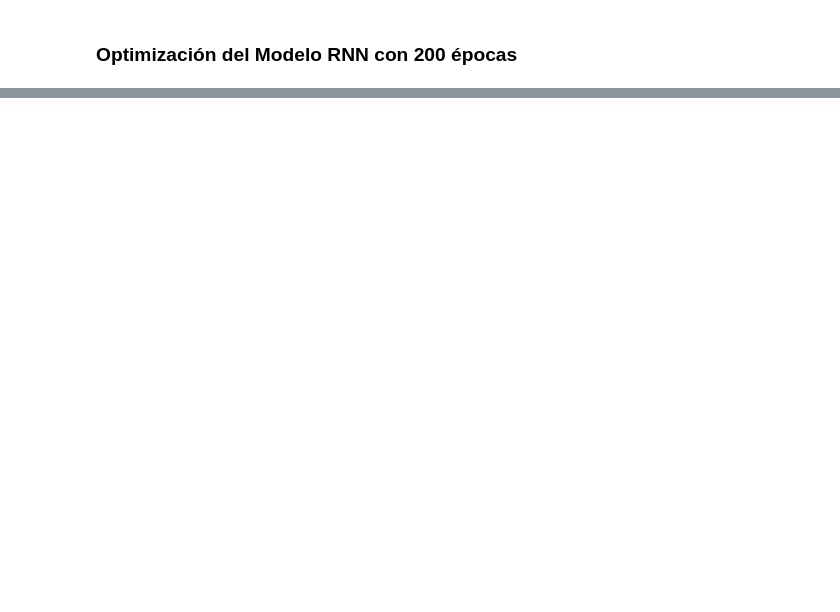
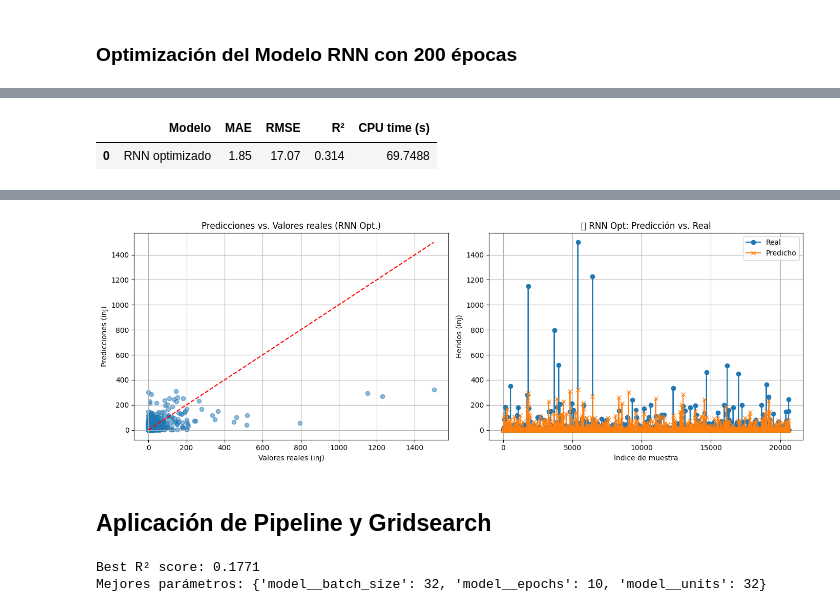
Before and after one commit to jthowinsson/Tornado_Forecast, a Jupyter notebook: docs/RNN_(Red Neuronal Recurrente).ipynb, the cells around one changed output, grey strips where cells are left out. Saved outputs shown, nothing was run; the diff lists cells and outputs as text; code cells hidden in the pictures; blank space fills up the shorter version.

```diff
--- a/docs/RNN_(Red Neuronal Recurrente).ipynb
+++ b/docs/RNN_(Red Neuronal Recurrente).ipynb
@@ -155,0 +60,6 @@ Visualmente, se observa que la mayoría de los datos se agrupan en la esquina in
+# %%
+# 🧠 MODELO RNN
+model_rnn = Sequential()
+model_rnn.add(SimpleRNN(32, activation='relu', input_shape=(1, X_train_scaled.shape[1])))
+model_rnn.add(Dense(1))
+model_rnn.compile(optimizer='adam', loss='mse')
@@ -155,0 +98,14 @@ Visualmente, se observa que la mayoría de los datos se agrupan en la esquina in
+# %%
+# 📈 PREDICCIONES Y MÉTRICAS
+y_pred_rnn = model_rnn.predict(X_test_rnn).flatten()
+
+# Alinear índices si es necesario
+y_test = y_test.reset_index(drop=True)
+
+mae_rnn = mean_absolute_error(y_test, y_pred_rnn)
+rmse_rnn = np.sqrt(mean_squared_error(y_test, y_pred_rnn))
+r2_rnn = r2_score(y_test, y_pred_rnn)
+
+print("MAE:", mae_rnn)
+print("RMSE:", rmse_rnn)
+print("R2:", r2_rnn)
@@ -269,0 +235,48 @@ En esta versión optimizada se nota una mayor dispersión bien distribuida a lo
+# %%
+
+resultados_rnn_opt = pd.DataFrame({
+    'Modelo': ['RNN optimizado'],
+    'MAE': [round(mae_rnn_opt, 2)],
+    'RMSE': [round(rmse_rnn_opt, 2)],
+    'R²': [round(r2_rnn_opt, 4)],
+    'CPU time (s)': [round(tiempo_rnn_opt, 4)]
+})
+
+# Mostrar resultados
+display(resultados_rnn_opt)
+
+# Guardar
+resultados_rnn_opt.to_csv("resultados_rnn_opt.csv", index=False)
+# %% [output]
+|  | Modelo | MAE | RMSE | R² | CPU time (s) |
+| 0 | RNN optimizado | 1.85 | 17.07 | 0.314 | 69.7488 |
+# %%
+import matplotlib.pyplot as plt
+
+y_pred_rnn_opt = model_rnn.predict(X_test_rnn).flatten()
+
+
+# Crear una figura con 2 subplots lado a lado
+fig, axes = plt.subplots(1, 2, figsize=(14, 5))
+
+# 🔹 Gráfico 1: Scatter Pred vs Real
+axes[0].scatter(y_test, y_pred_rnn_opt, alpha=0.5)
+axes[0].plot([y_test.min(), y_test.max()], [y_test.min(), y_test.max()], 'r--')
+axes[0].set_xlabel('Valores reales (inj)')
+axes[0].set_ylabel('Predicciones (inj)')
+axes[0].set_title('Predicciones vs. Valores reales (RNN Opt.)')
+axes[0].grid(True)
+
+# 🔹 Gráfico 2: Línea Pred vs Real
+axes[1].plot(y_test.values, label='Real', marker='o')
+axes[1].plot(y_pred_rnn_opt, label='Predicho', marker='x')
+axes[1].set_title("🔁 RNN Opt: Predicción vs. Real")
+axes[1].set_xlabel("Índice de muestra")
+axes[1].set_ylabel("Heridos (inj)")
+axes[1].legend()
+axes[1].grid(True)
+
+# Ajustar diseño
+plt.tight_layout()
+plt.show()
+# %% [output]
@@ -269,0 +284,3 @@ En esta versión optimizada se nota una mayor dispersión bien distribuida a lo
+[figure, added]
+# %% [markdown]
+## Aplicación de Pipeline y Gridsearch
@@ -269,0 +373,6 @@ En esta versión optimizada se nota una mayor dispersión bien distribuida a lo
+# %%
+print("Best R² score:", round(grid.best_score_, 4))
+print("Mejores parámetros:", grid.best_params_)
+# %% [output]
+Best R² score: 0.1771
+Mejores parámetros: {'model__batch_size': 32, 'model__epochs': 10, 'model__units': 32}
```
Also changed, not shown: parts of 29 cells of this notebook, 6 other files.
